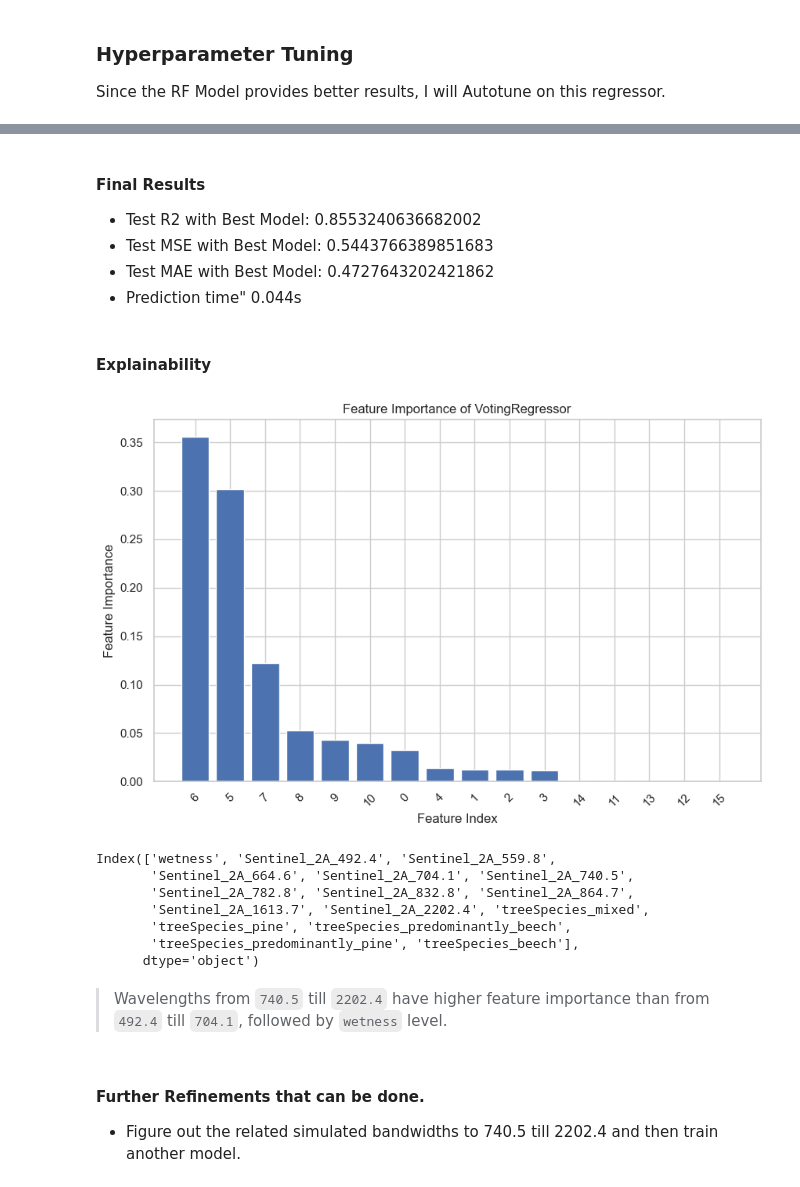
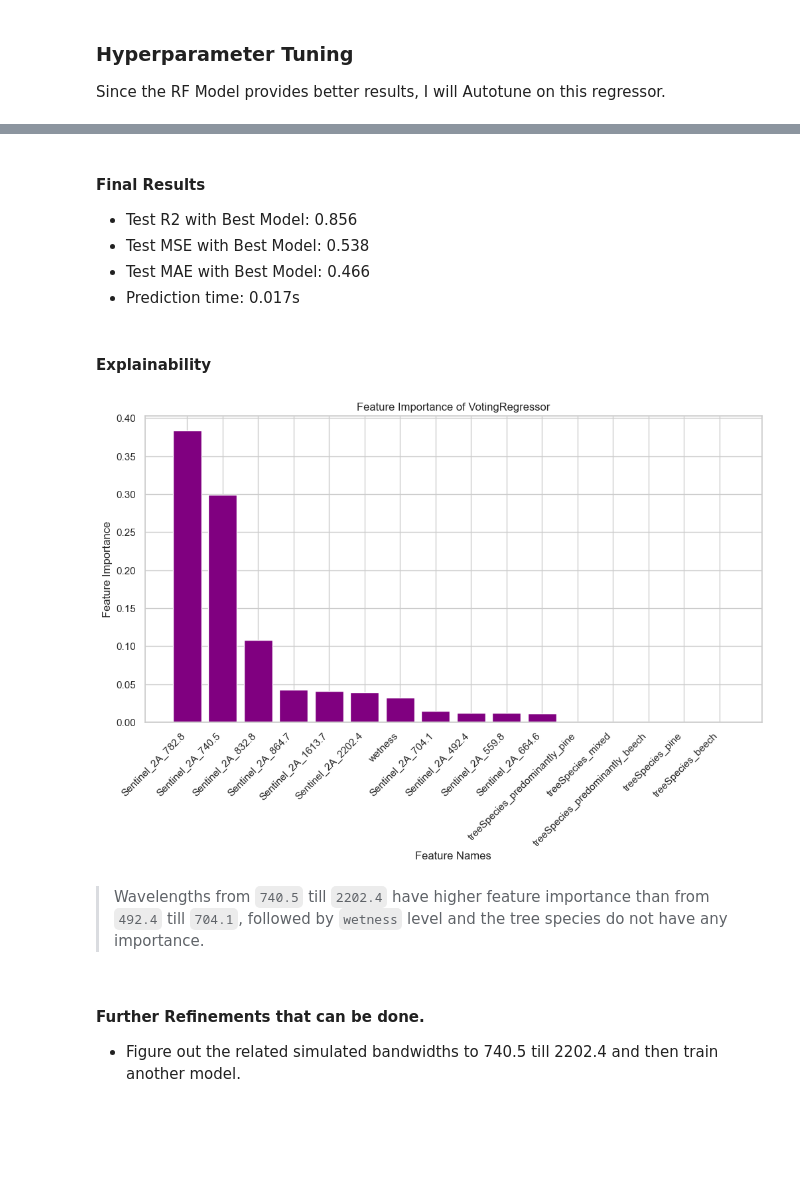
Before and after one commit to aai-institute/kickstart_forests, a Jupyter notebook: Ayush/Model_Training.ipynb, the cells around one changed output, grey strips where cells are left out. Cells and saved outputs as stored; diff of their text form; code cells hidden in the pictures; blank space fills up the shorter version.

```diff
--- a/Ayush/Model_Training.ipynb
+++ b/Ayush/Model_Training.ipynb
@@ -620,9 +638,9 @@ Mean CV R2: 0.8547
 # %% [markdown]
 #### Final Results
-+ Test R2 with Best Model: 0.8553240636682002
-+ Test MSE with Best Model: 0.5443766389851683
-+ Test MAE with Best Model: 0.4727643202421862
-+ Prediction time" 0.044s
++ Test R2 with Best Model: 0.856
++ Test MSE with Best Model: 0.538
++ Test MAE with Best Model: 0.466
++ Prediction time: 0.017s
 # %% [markdown]
 #### Explainability
 # %%
@@ -639,27 +657,17 @@ feature_importances /= len(best_model.estimators_)
 sorted_indices = np.argsort(feature_importances)[::-1]
 # %%
 # Plot the feature importances
-plt.figure(figsize=(10, 6))
-plt.bar(range(X_train.shape[1]), feature_importances[sorted_indices], align="center")
-plt.xticks(range(X_train.shape[1]), sorted_indices, rotation=45)
-plt.xlabel("Feature Index")
+plt.figure(figsize=(12, 6))
+plt.bar(X_train.columns[sorted_indices], feature_importances[sorted_indices], color='purple')
+plt.xticks(rotation=45, ha="right")
+plt.xlabel("Feature Names")
 plt.ylabel("Feature Importance")
 plt.title("Feature Importance of VotingRegressor")
 plt.show()
 # %% [output]
-[figure, old version]
+[figure, new version]
-# %%
-X_train.columns
-# %% [output]
-Index(['wetness', 'Sentinel_2A_492.4', 'Sentinel_2A_559.8',
-       'Sentinel_2A_664.6', 'Sentinel_2A_704.1', 'Sentinel_2A_740.5',
-       'Sentinel_2A_782.8', 'Sentinel_2A_832.8', 'Sentinel_2A_864.7',
-       'Sentinel_2A_1613.7', 'Sentinel_2A_2202.4', 'treeSpecies_mixed',
-       'treeSpecies_pine', 'treeSpecies_predominantly_beech',
-       'treeSpecies_predominantly_pine', 'treeSpecies_beech'],
-      dtype='object')
 # %% [markdown]
-> Wavelengths from `740.5` till `2202.4` have higher feature importance than from `492.4` till `704.1`, followed by `wetness` level.
+> Wavelengths from `740.5` till `2202.4` have higher feature importance than from `492.4` till `704.1`, followed by `wetness` level and the tree species do not have any importance.
 # %% [markdown]
 #### Further Refinements that can be done.
 + Figure out the related simulated bandwidths to 740.5 till 2202.4 and then train another model.
```
Also changed, not shown: parts of 11 cells of this notebook.
